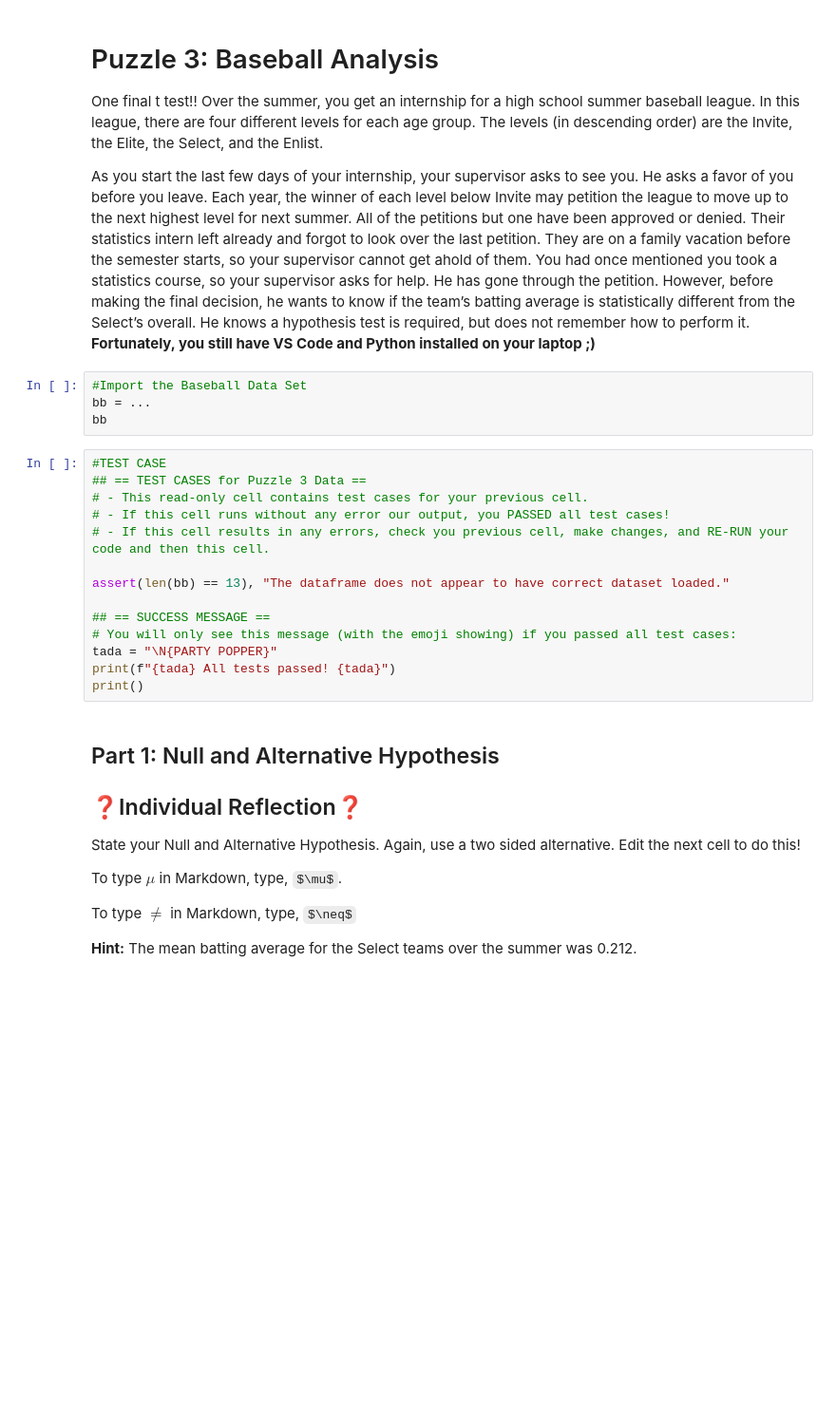
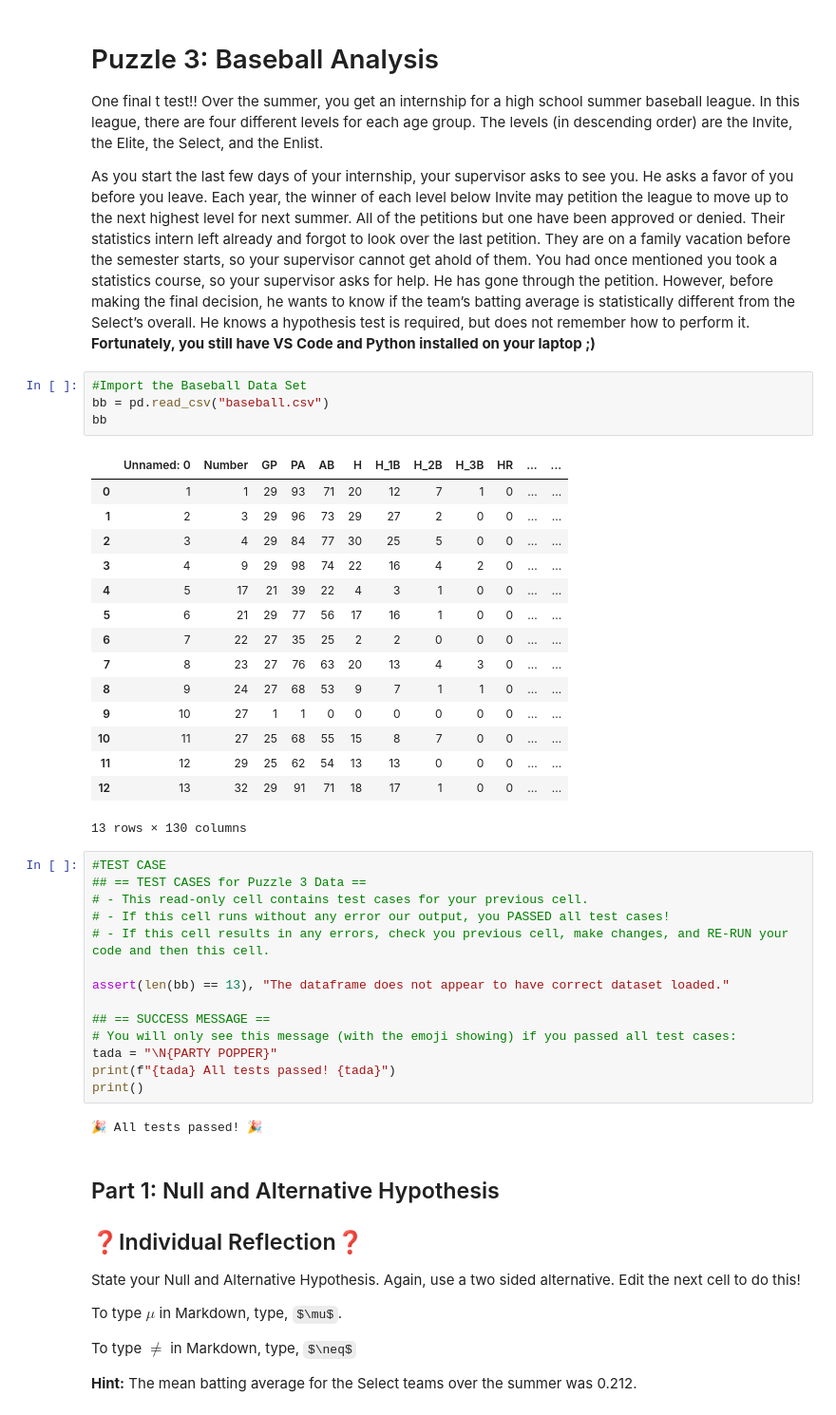
Before and after one commit to rgu6/Rachael-Gu, a Jupyter notebook: lab_hypothesis_tests/lab_hypothesis_tests.ipynb, the cells around one changed output. Shown at 95% size. Saved outputs shown, nothing was run; the diff lists cells and outputs as text; blank space fills up the shorter version.

```diff
--- a/lab_hypothesis_tests/lab_hypothesis_tests.ipynb
+++ b/lab_hypothesis_tests/lab_hypothesis_tests.ipynb
@@ -478,8 +536,24 @@ One final t test!!  Over the summer, you get an internship for a high school sum
 As you start the last few days of your internship, your supervisor asks to see you. He asks a favor of you before you leave. Each year, the winner of each level below Invite may petition the league to move up to the next highest level for next summer. All of the petitions but one have been approved or denied. Their statistics intern left already and forgot to look over the last petition. They are on a family vacation before the semester starts, so your supervisor cannot get ahold of them. You had once mentioned you took a statistics course, so your supervisor asks for help. He has gone through the petition. However, before making the final decision, he wants to know if the team’s batting average is statistically different from the Select’s overall. He knows a hypothesis test is required, but does not remember how to perform it. **Fortunately, you still have VS Code and Python installed on your laptop ;)**
 # %%
 #Import the Baseball Data Set
-bb = ...
+bb = pd.read_csv("baseball.csv")
 bb
+# %% [output]
+|  | Unnamed: 0 | Number | GP | PA | AB | H | H_1B | H_2B | H_3B | HR | ... | ... |
+| 0 | 1 | 1 | 29 | 93 | 71 | 20 | 12 | 7 | 1 | 0 | ... | ... |
+| 1 | 2 | 3 | 29 | 96 | 73 | 29 | 27 | 2 | 0 | 0 | ... | ... |
+| 2 | 3 | 4 | 29 | 84 | 77 | 30 | 25 | 5 | 0 | 0 | ... | ... |
+| 3 | 4 | 9 | 29 | 98 | 74 | 22 | 16 | 4 | 2 | 0 | ... | ... |
+| 4 | 5 | 17 | 21 | 39 | 22 | 4 | 3 | 1 | 0 | 0 | ... | ... |
+| 5 | 6 | 21 | 29 | 77 | 56 | 17 | 16 | 1 | 0 | 0 | ... | ... |
+| 6 | 7 | 22 | 27 | 35 | 25 | 2 | 2 | 0 | 0 | 0 | ... | ... |
+| 7 | 8 | 23 | 27 | 76 | 63 | 20 | 13 | 4 | 3 | 0 | ... | ... |
+| 8 | 9 | 24 | 27 | 68 | 53 | 9 | 7 | 1 | 1 | 0 | ... | ... |
+| 9 | 10 | 27 | 1 | 1 | 0 | 0 | 0 | 0 | 0 | 0 | ... | ... |
+| 10 | 11 | 27 | 25 | 68 | 55 | 15 | 8 | 7 | 0 | 0 | ... | ... |
+| 11 | 12 | 29 | 25 | 62 | 54 | 13 | 13 | 0 | 0 | 0 | ... | ... |
+| 12 | 13 | 32 | 29 | 91 | 71 | 18 | 17 | 1 | 0 | 0 | ... | ... |
+13 rows × 130 columns
 # %%
 #TEST CASE
 ## == TEST CASES for Puzzle 3 Data ==
@@ -494,6 +568,8 @@ assert(len(bb) == 13), "The dataframe does not appear to have correct dataset lo
 tada = "\N{PARTY POPPER}"
 print(f"{tada} All tests passed! {tada}")
 print()
+# %% [output]
+🎉 All tests passed! 🎉
 # %% [markdown]
 ## Part 1: Null and Alternative Hypothesis
 
```
Also changed, not shown: parts of 43 cells of this notebook.
